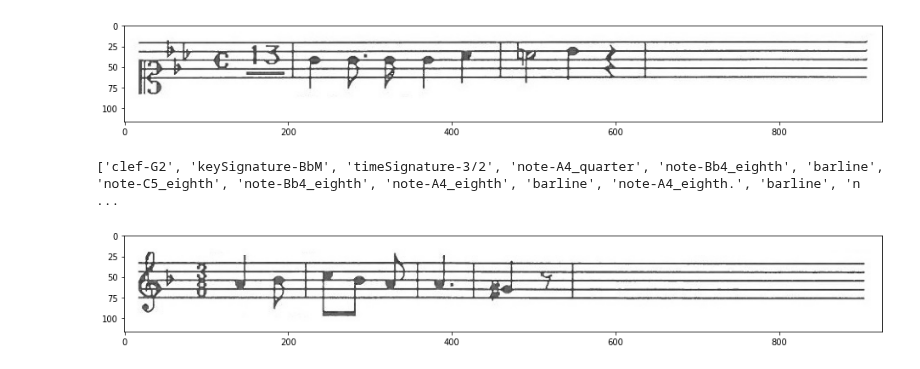
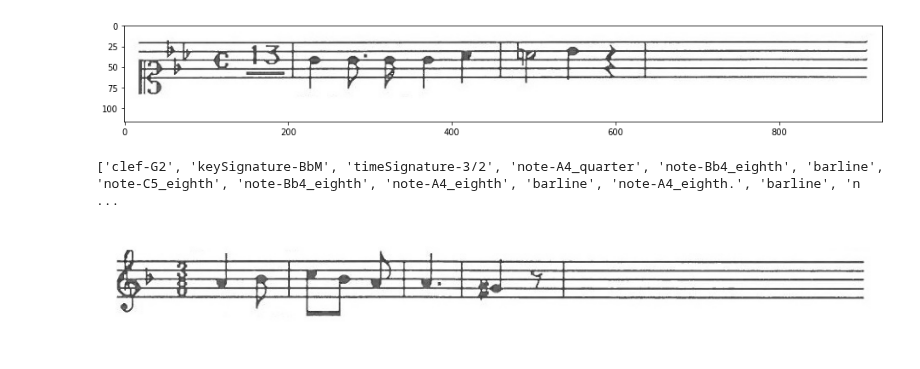
Before and after one commit to joheras/MusicaCatedralStoDomingoIER, a Jupyter notebook: Notebooks/SacarMúsica/tf_deep_omr.ipynb, the cells around one changed output. Drawn from its saved outputs; the diff is of its cells as text; code cells hidden in the pictures.

```diff
--- a/Notebooks/SacarMúsica/tf_deep_omr.ipynb
+++ b/Notebooks/SacarMúsica/tf_deep_omr.ipynb
@@ -174,11 +174,14 @@ plt.show()
 # %%
 pent = cv2.imread('/content/pent2300.jpg')
 fig, ax = plt.subplots(1,1,figsize=(16,16))
 a = !python '/content/tf-end-to-end/ctc_predict.py' -image '/content/pent2300.jpg' -model '/content/semantic_model.meta' -vocabulary '/content/tf-end-to-end/Data/vocabulary_semantic.txt'
 print(a[-1])
 print('')
+ax.axis('off')
+ax.xaxis.set_ticklabels([])
+ax.yaxis.set_ticklabels([])
 ax.imshow(pent)
 plt.show()
 # %% [output]
 ['clef-G2', 'keySignature-BbM', 'timeSignature-3/2', 'note-A4_quarter', 'note-Bb4_eighth', 'barline', 'note-C5_eighth', 'note-Bb4_eighth', 'note-A4_eighth', 'barline', 'note-A4_eighth.', 'barline', 'n ...
-[figure, old version]
+[figure, new version]
```
